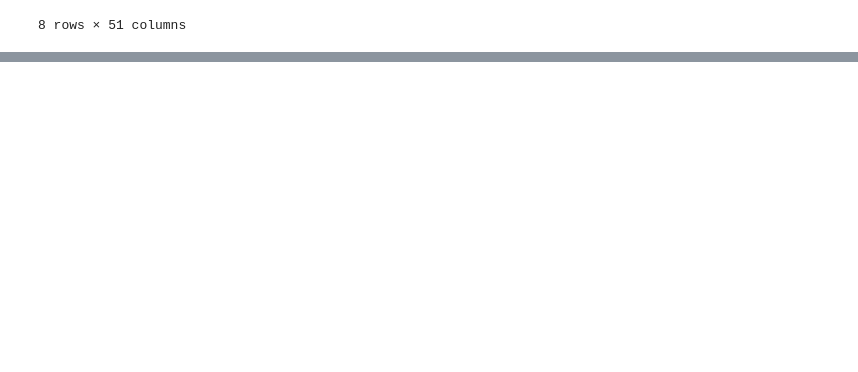
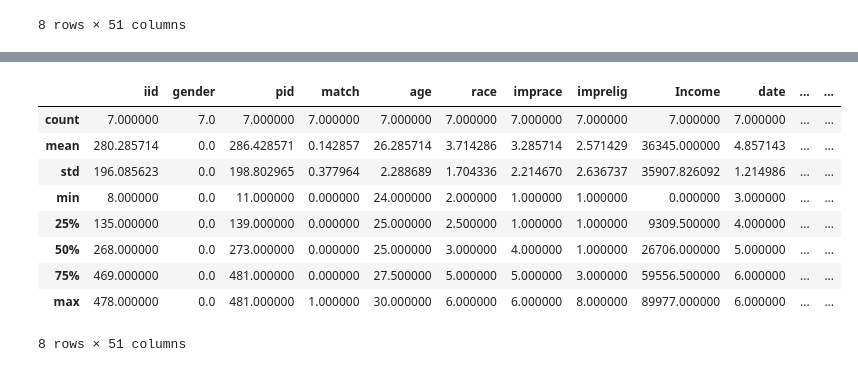
Before and after one commit to unmetro/PrograCienciasDeDatos, a Jupyter notebook: ProyectoProgra/Proyecto_progra.ipynb, the cells around one changed output, grey strips where cells are left out. Saved outputs shown, nothing was run; the diff lists cells and outputs as text; code cells hidden in the pictures; blank space fills up the shorter version.

```diff
--- a/ProyectoProgra/Proyecto_progra.ipynb
+++ b/ProyectoProgra/Proyecto_progra.ipynb
@@ -207,0 +223,2 @@ dating_real_dataframe.describe()
+# %%
+mujeres = (dating_real_dataframe['gender'] == 0)
@@ -207,0 +227,4 @@ dating_real_dataframe.describe()
+# %%
+personas_guapas = (dating_real_dataframe['Attractive'] >= 8)
+# %%
+personas_inteligentes = (dating_real_dataframe['Intelligent'] >= 8)
@@ -207,0 +240,3 @@ dating_real_dataframe.describe()
+# %%
+mujeres_inteligentes_guapas = (mujeres & personas_inteligentes & personas_guapas)
+dating_real_dataframe[mujeres_inteligentes_guapas]
@@ -207,0 +253,13 @@ dating_real_dataframe.describe()
+# %%
+dating_real_dataframe[mujeres_inteligentes_guapas].describe()
+# %% [output]
+|  | iid | gender | pid | match | age | race | imprace | imprelig | Income | date | ... | ... |
+| count | 7.000000 | 7.0 | 7.000000 | 7.000000 | 7.000000 | 7.000000 | 7.000000 | 7.000000 | 7.000000 | 7.000000 | ... | ... |
+| mean | 280.285714 | 0.0 | 286.428571 | 0.142857 | 26.285714 | 3.714286 | 3.285714 | 2.571429 | 36345.000000 | 4.857143 | ... | ... |
+| std | 196.085623 | 0.0 | 198.802965 | 0.377964 | 2.288689 | 1.704336 | 2.214670 | 2.636737 | 35907.826092 | 1.214986 | ... | ... |
+| min | 8.000000 | 0.0 | 11.000000 | 0.000000 | 24.000000 | 2.000000 | 1.000000 | 1.000000 | 0.000000 | 3.000000 | ... | ... |
+| 25% | 135.000000 | 0.0 | 139.000000 | 0.000000 | 25.000000 | 2.500000 | 1.000000 | 1.000000 | 9309.500000 | 4.000000 | ... | ... |
+| 50% | 268.000000 | 0.0 | 273.000000 | 0.000000 | 25.000000 | 3.000000 | 4.000000 | 1.000000 | 26706.000000 | 5.000000 | ... | ... |
+| 75% | 469.000000 | 0.0 | 481.000000 | 0.000000 | 27.500000 | 5.000000 | 5.000000 | 3.000000 | 59556.500000 | 6.000000 | ... | ... |
+| max | 478.000000 | 0.0 | 481.000000 | 1.000000 | 30.000000 | 6.000000 | 6.000000 | 8.000000 | 89977.000000 | 6.000000 | ... | ... |
+8 rows × 51 columns
```
Also changed, not shown: parts of 5 cells of this notebook.
